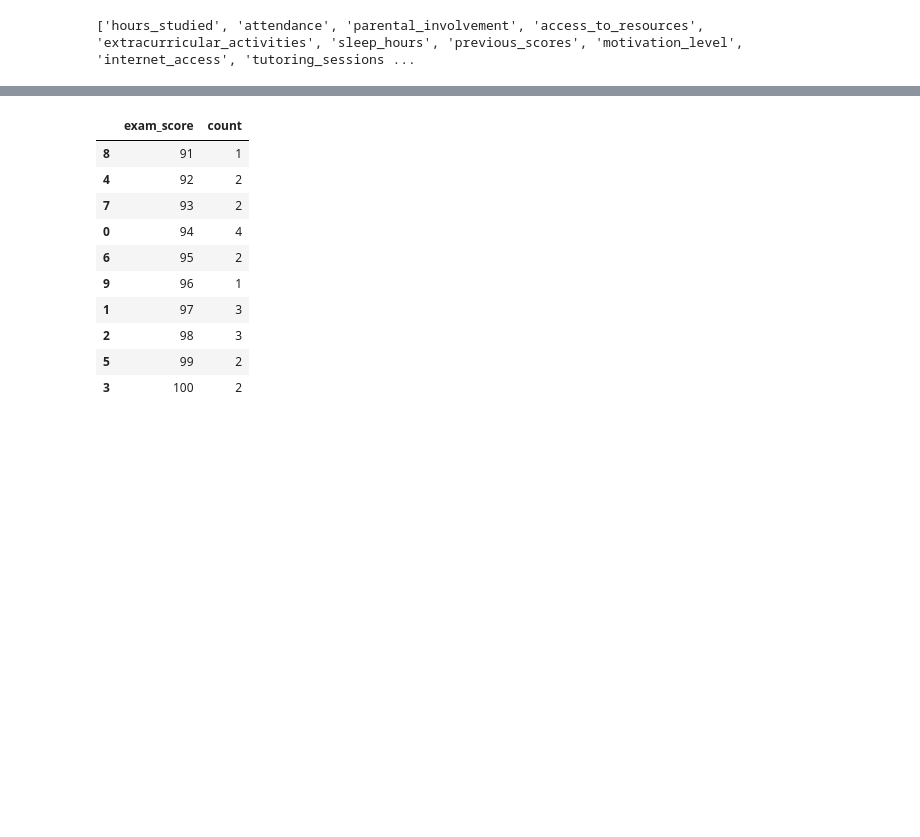
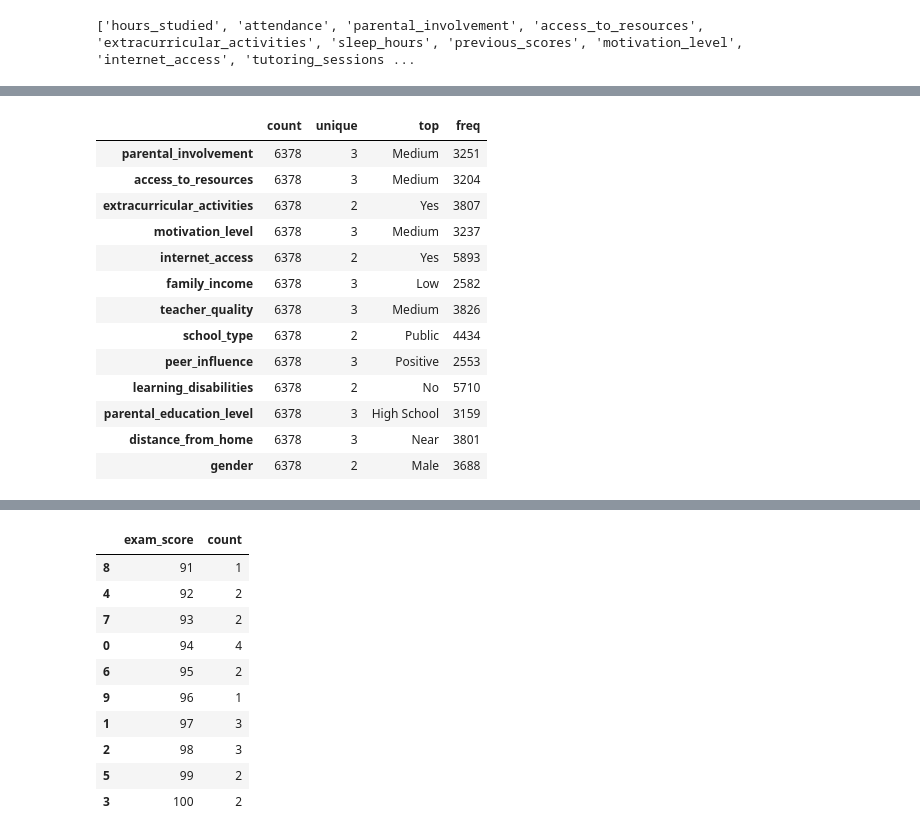
Before and after one commit to sayid-alt/student-performance-factor-analysis, a Jupyter notebook: [Clustering]_Submission_Akhir_BMLP_Sayid_Muhammad_Heykal.ipynb, the cells around one changed output, grey strips where cells are left out. Cells and saved outputs as stored; diff of their text form; code cells hidden in the pictures; blank space fills up the shorter version.

```diff
--- a/[Clustering]_Submission_Akhir_BMLP_Sayid_Muhammad_Heykal.ipynb
+++ b/[Clustering]_Submission_Akhir_BMLP_Sayid_Muhammad_Heykal.ipynb
@@ -128,0 +142,17 @@ df_cleaned = df.copy()
+# %%
+df_cleaned[categorical_cols].describe().T
+# %% [output]
+|  | count | unique | top | freq |
+| parental_involvement | 6378 | 3 | Medium | 3251 |
+| access_to_resources | 6378 | 3 | Medium | 3204 |
+| extracurricular_activities | 6378 | 2 | Yes | 3807 |
+| motivation_level | 6378 | 3 | Medium | 3237 |
+| internet_access | 6378 | 2 | Yes | 5893 |
+| family_income | 6378 | 3 | Low | 2582 |
+| teacher_quality | 6378 | 3 | Medium | 3826 |
+| school_type | 6378 | 2 | Public | 4434 |
+| peer_influence | 6378 | 3 | Positive | 2553 |
+| learning_disabilities | 6378 | 2 | No | 5710 |
+| parental_education_level | 6378 | 3 | High School | 3159 |
+| distance_from_home | 6378 | 3 | Near | 3801 |
+| gender | 6378 | 2 | Male | 3688 |
```
Also changed, not shown: parts of 26 cells of this notebook.
